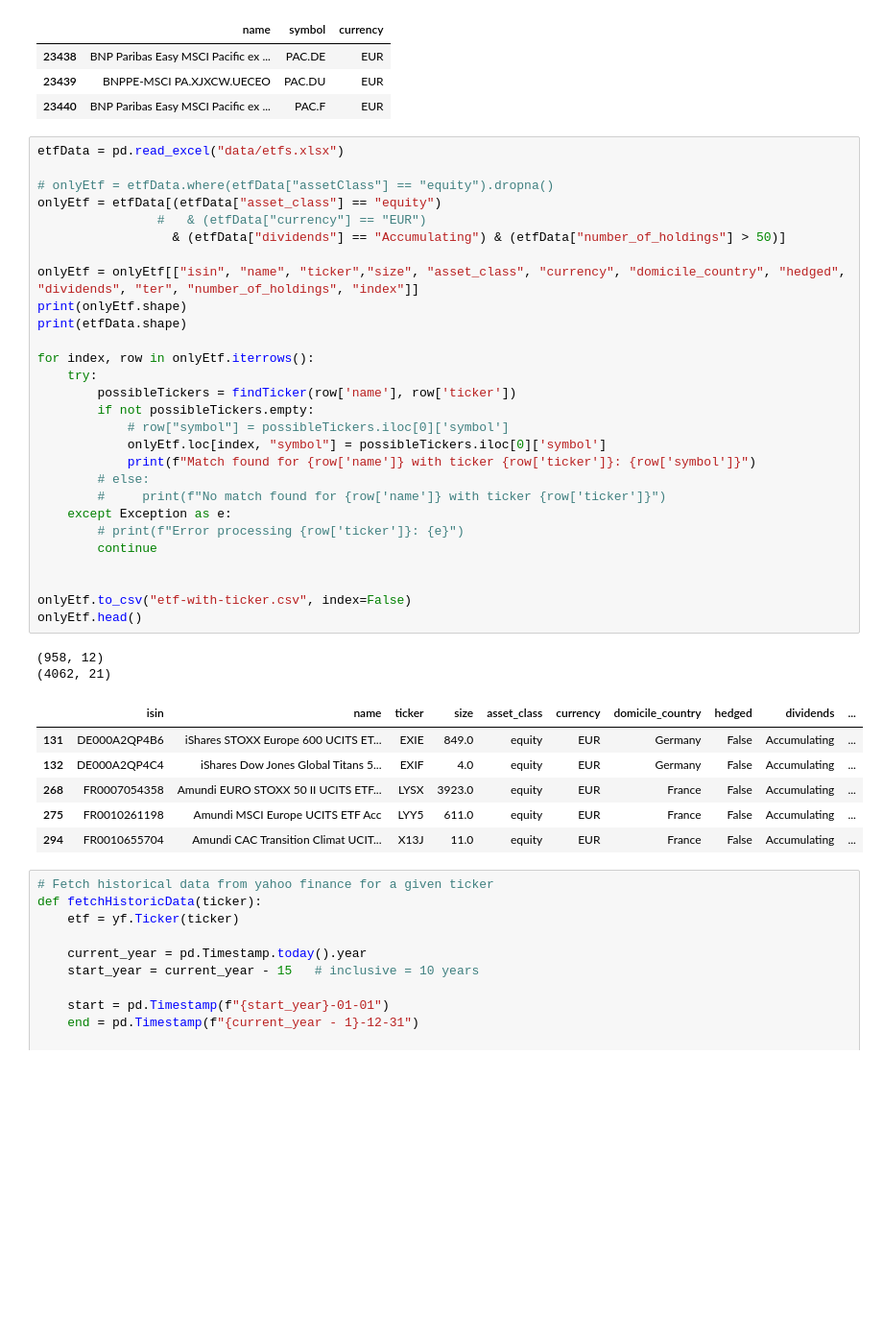
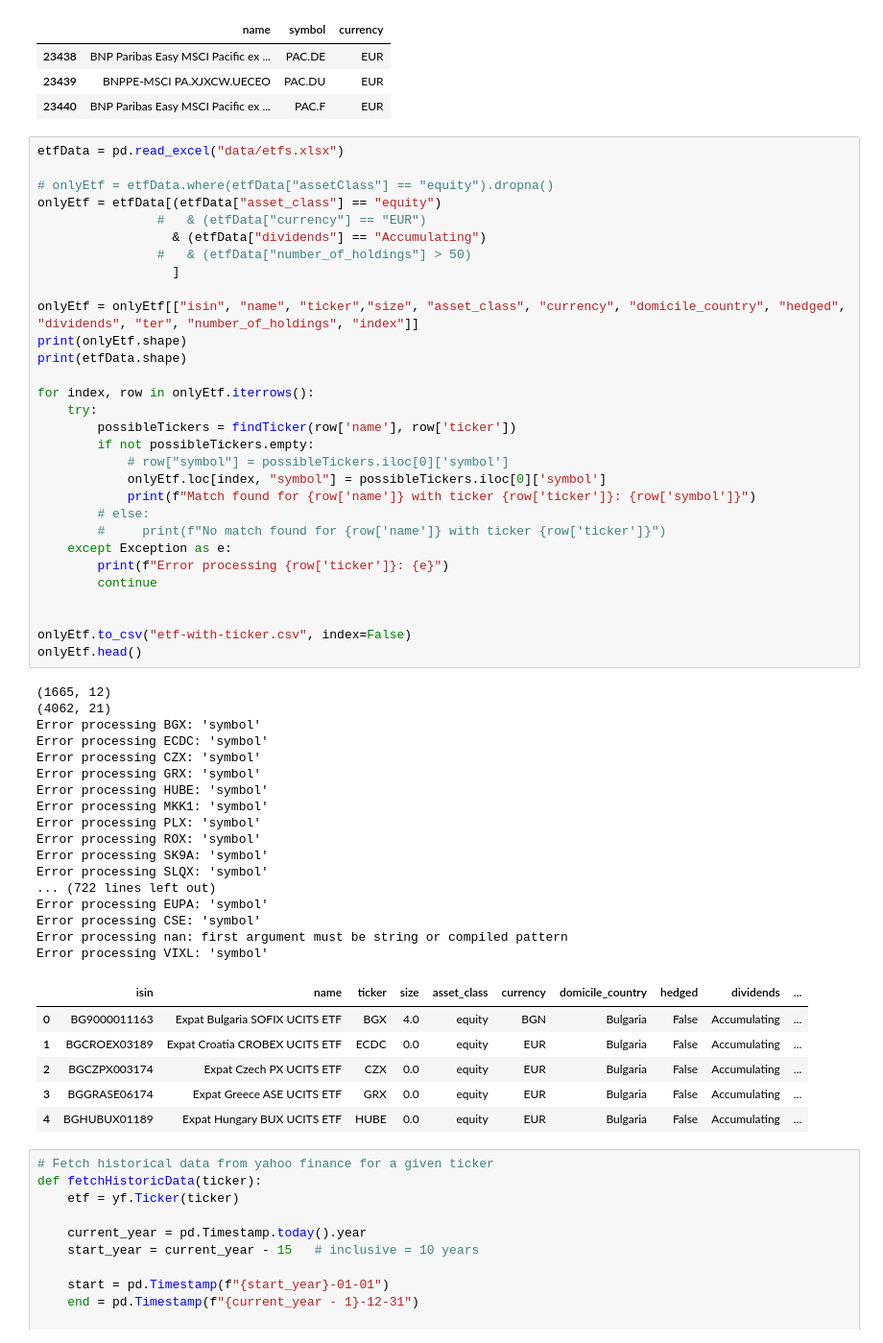
Before and after one commit to nerjok/robo-advisor, a Jupyter notebook: manipulate_etf.ipynb, the cells around one changed output. Shown at 96% size. Saved outputs shown, nothing was run; the diff lists cells and outputs as text; blank space fills up the shorter version.

```diff
--- a/manipulate_etf.ipynb
+++ b/manipulate_etf.ipynb
@@ -46,40 +46,57 @@ tt
 # %%
 etfData = pd.read_excel("data/etfs.xlsx")
 
 # onlyEtf = etfData.where(etfData["assetClass"] == "equity").dropna()
 onlyEtf = etfData[(etfData["asset_class"] == "equity")
                 #   & (etfData["currency"] == "EUR")
-                  & (etfData["dividends"] == "Accumulating") & (etfData["number_of_holdings"] > 50)]
+                  & (etfData["dividends"] == "Accumulating")
+                #   & (etfData["number_of_holdings"] > 50)
+                  ]
 
 onlyEtf = onlyEtf[["isin", "name", "ticker","size", "asset_class", "currency", "domicile_country", "hedged", "dividends", "ter", "number_of_holdings", "index"]]
 print(onlyEtf.shape)
 print(etfData.shape)
 
 for index, row in onlyEtf.iterrows():
     try:
         possibleTickers = findTicker(row['name'], row['ticker'])
         if not possibleTickers.empty:
             # row["symbol"] = possibleTickers.iloc[0]['symbol']
             onlyEtf.loc[index, "symbol"] = possibleTickers.iloc[0]['symbol']
             print(f"Match found for {row['name']} with ticker {row['ticker']}: {row['symbol']}")
         # else:
         #     print(f"No match found for {row['name']} with ticker {row['ticker']}")
     except Exception as e:
-        # print(f"Error processing {row['ticker']}: {e}")
+        print(f"Error processing {row['ticker']}: {e}")
         continue
 
 
 onlyEtf.to_csv("etf-with-ticker.csv", index=False)
 onlyEtf.head()
 # %% [output]
-(958, 12)
+(1665, 12)
 (4062, 21)
+Error processing BGX: 'symbol'
+Error processing ECDC: 'symbol'
+Error processing CZX: 'symbol'
+Error processing GRX: 'symbol'
+Error processing HUBE: 'symbol'
+Error processing MKK1: 'symbol'
+Error processing PLX: 'symbol'
+Error processing ROX: 'symbol'
+Error processing SK9A: 'symbol'
+Error processing SLQX: 'symbol'
+... (722 lines left out)
+Error processing EUPA: 'symbol'
+Error processing CSE: 'symbol'
+Error processing nan: first argument must be string or compiled pattern
+Error processing VIXL: 'symbol'
 |  | isin | name | ticker | size | asset_class | currency | domicile_country | hedged | dividends | ... |
-| 131 | DE000A2QP4B6 | iShares STOXX Europe 600 UCITS ET... | EXIE | 849.0 | equity | EUR | Germany | False | Accumulating | ... |
-| 132 | DE000A2QP4C4 | iShares Dow Jones Global Titans 5... | EXIF | 4.0 | equity | EUR | Germany | False | Accumulating | ... |
-| 268 | FR0007054358 | Amundi EURO STOXX 50 II UCITS ETF... | LYSX | 3923.0 | equity | EUR | France | False | Accumulating | ... |
-| 275 | FR0010261198 | Amundi MSCI Europe UCITS ETF Acc | LYY5 | 611.0 | equity | EUR | France | False | Accumulating | ... |
-| 294 | FR0010655704 | Amundi CAC Transition Climat UCIT... | X13J | 11.0 | equity | EUR | France | False | Accumulating | ... |
+| 0 | BG9000011163 | Expat Bulgaria SOFIX UCITS ETF | BGX | 4.0 | equity | BGN | Bulgaria | False | Accumulating | ... |
+| 1 | BGCROEX03189 | Expat Croatia CROBEX UCITS ETF | ECDC | 0.0 | equity | EUR | Bulgaria | False | Accumulating | ... |
+| 2 | BGCZPX003174 | Expat Czech PX UCITS ETF | CZX | 0.0 | equity | EUR | Bulgaria | False | Accumulating | ... |
+| 3 | BGGRASE06174 | Expat Greece ASE UCITS ETF | GRX | 0.0 | equity | EUR | Bulgaria | False | Accumulating | ... |
+| 4 | BGHUBUX01189 | Expat Hungary BUX UCITS ETF | HUBE | 0.0 | equity | EUR | Bulgaria | False | Accumulating | ... |
 # %%
 # Fetch historical data from yahoo finance for a given ticker
 def fetchHistoricData(ticker):
```
Also changed, not shown: parts of 2 cells of this notebook, 3 other files.
